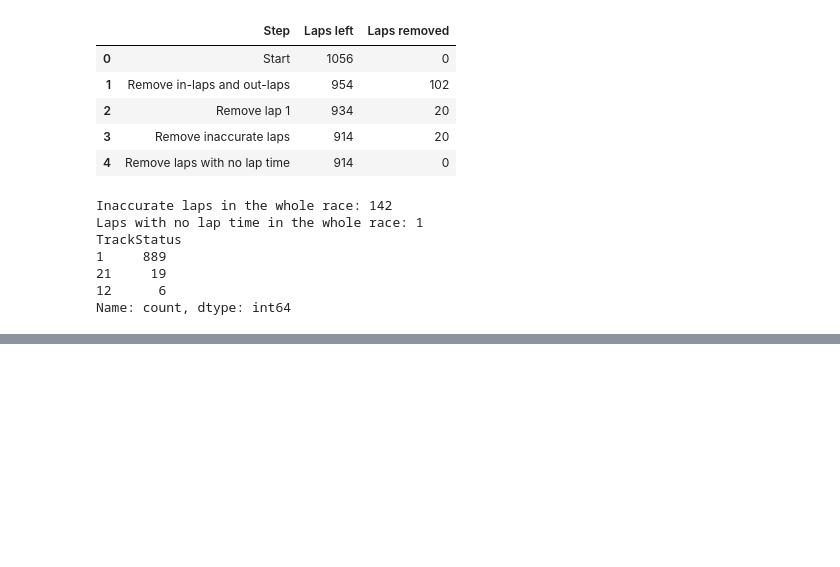
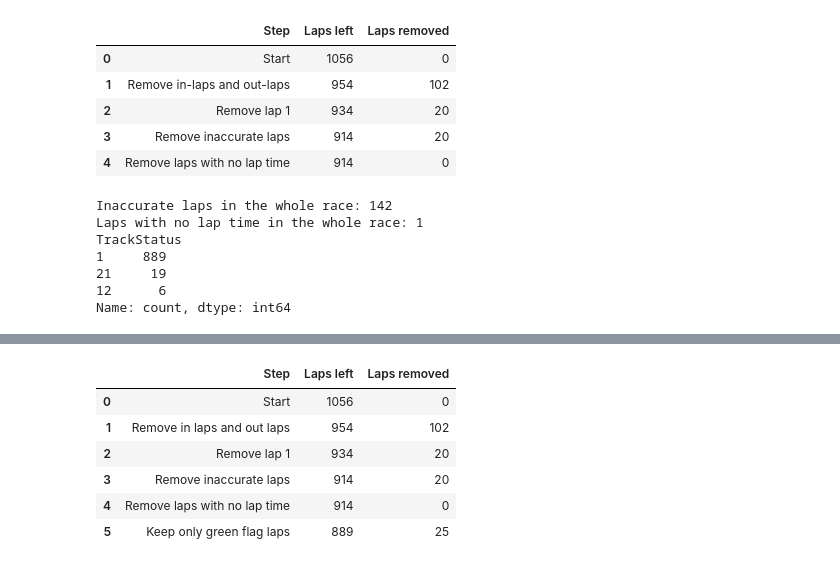
Before and after one commit to janjanisz/boxbox, a Jupyter notebook: 05_cleaning.ipynb, the cells around one changed output, grey strips where cells are left out. Drawn from its saved outputs; the diff is of its cells as text; code cells hidden in the pictures; blank space fills up the shorter version.

```diff
--- a/05_cleaning.ipynb
+++ b/05_cleaning.ipynb
@@ -90,0 +127,15 @@ Name: count, dtype: int64
+# %%
+funnel = pd.DataFrame({
+    'Step': ['Start', 'Remove in laps and out laps', 'Remove lap 1', 'Remove inaccurate laps', 'Remove laps with no lap time', 'Keep only green flag laps'],
+    'Laps left': [len(laps), len(no_pits), len(no_lap1), len(accurate), len(cleaned), len(green)],
+    'Laps removed': [0, len(laps) - len(no_pits), len(no_pits) - len(no_lap1), len(no_lap1) - len(accurate), len(accurate) - len(cleaned), len(cleaned) - len(green)],
+})
+funnel
+# %% [output]
+|  | Step | Laps left | Laps removed |
+| 0 | Start | 1056 | 0 |
+| 1 | Remove in laps and out laps | 954 | 102 |
+| 2 | Remove lap 1 | 934 | 20 |
+| 3 | Remove inaccurate laps | 914 | 20 |
+| 4 | Remove laps with no lap time | 914 | 0 |
+| 5 | Keep only green flag laps | 889 | 25 |
```
Also changed, not shown: parts of 5 cells of this notebook, 1 other file.
